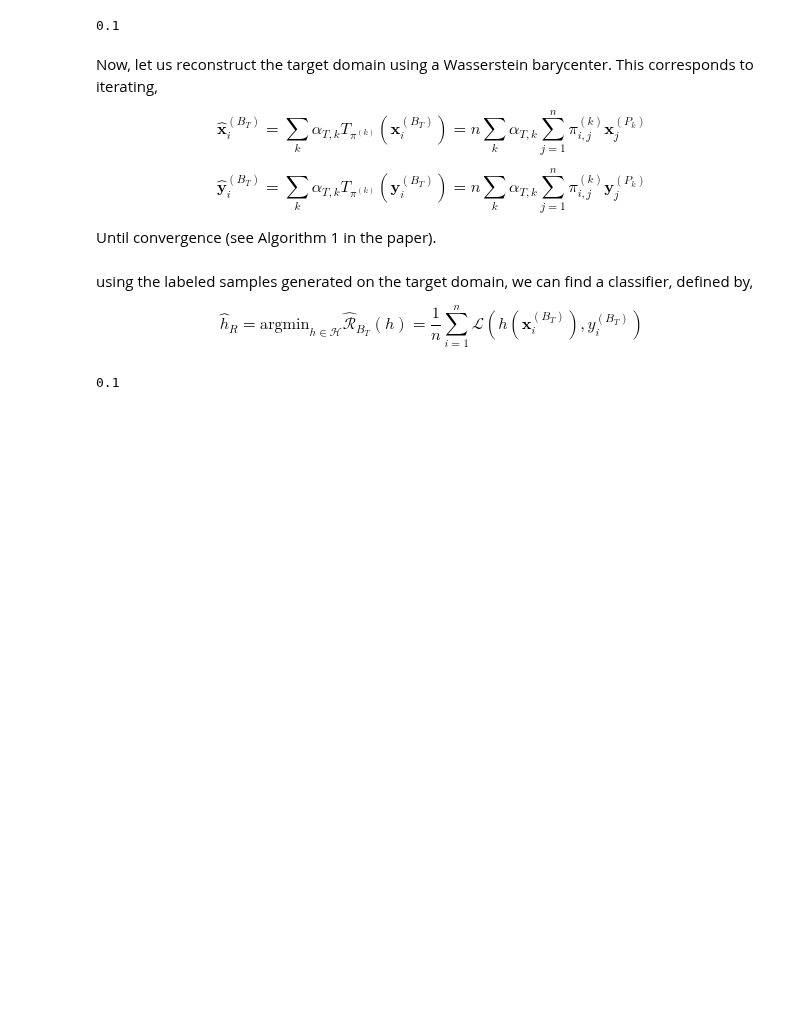
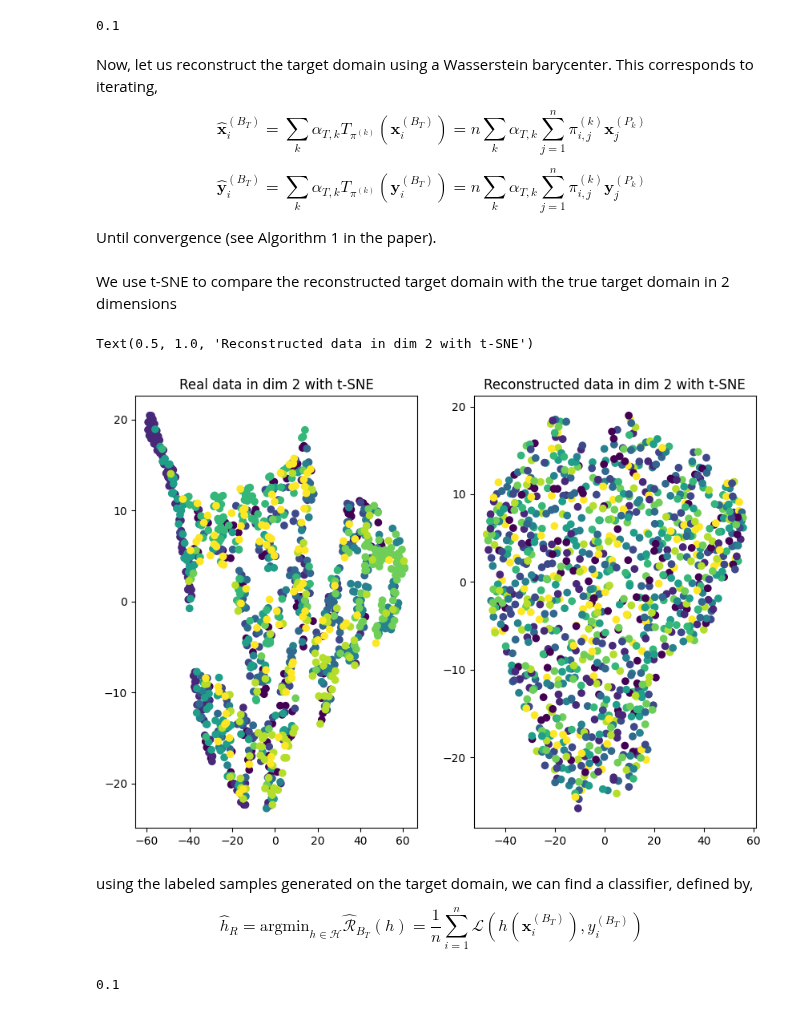
Before and after one commit to Stevan-LS/Online-DaDiL, a Jupyter notebook: MGR_WBTransport/WBTransport-main/DaDiL_approx.ipynb, the cells around one changed output. Saved outputs shown, nothing was run; the diff lists cells and outputs as text; code cells hidden in the pictures; blank space fills up the shorter version.

```diff
--- a/MGR_WBTransport/WBTransport-main/DaDiL_approx.ipynb
+++ b/MGR_WBTransport/WBTransport-main/DaDiL_approx.ipynb
@@ -143,7 +130,7 @@ true_features = [MGR_features[1000*i:1000+1000*i, :] for i in range(n_domains)]
 true_labels = [MGR_labels[1000*i:1000+1000*i] for i in range(n_domains)]
 sources_features = [torch.from_numpy(MGR_features[1000*i:1000+1000*i, :]).float() for i in range(n_domains)]
 sources_labels = [torch.nn.functional.one_hot(torch.from_numpy(MGR_labels[1000*i:1000+1000*i]).long(), num_classes=-1).float() for i in range(n_domains)]
-datasets = [(Xsk, Ysk) for Xsk, Ysk in zip(sources_features[:-1], sources_labels[:-1])] + [(sources_features[-1], None)]
+datasets = [(Xsk, None) for Xsk, Ysk in zip(sources_features[:-1], sources_labels[:-1])] + [(sources_features[-1], None)]
 # %% [markdown]
 ## Wasserstein Barycenters
 
@@ -265,7 +252,7 @@ lr = 1e-1
 n_iter_max = 20
 n_samples = 1000
 batch_size = 100
-n_components = 3
+n_components = 10
 batches_per_it = n_samples // batch_size
 spc = n_samples // n_classes
 spc_batches = batch_size // n_classes
@@ -397,7 +384,7 @@ for it in range(n_iter_max):
             # Calculates a Wasserstein Barycenter
             minibatch_XBl, minibatch_YBl = wasserstein_barycenter(
                 XP=minibatch_XP,
-                YP=minibatch_YP,
+                YP=None,
                 XB=None,
                 YB=None,
                 weights=al,
@@ -406,8 +393,8 @@ for it in range(n_iter_max):
                 tol=1e-9,
                 verbose=False,
                 inner_verbose=False,
-                propagate_labels=True,
-                penalize_labels=True)
+                propagate_labels=False,
+                penalize_labels=False)
 
             loss_l = criterion(minibatch_XQl,
                                minibatch_YQl,
@@ -517,6 +499,22 @@ Xr, Yr = wasserstein_barycenter(
                 inner_verbose=False,
                 propagate_labels=True,
                 penalize_labels=True)
+# %% [markdown]
+We use t-SNE to compare the reconstructed target domain with the true target domain in 2 dimensions
+# %%
+tsne = TSNE(n_components=2, random_state=0)
+Xr_tsne = tsne.fit_transform(Xr)
+Xtrue_tsne = tsne.fit_transform(true_features[-1])
+# %%
+fig, ax = plt.subplots(1, 2, figsize = (10, 7))
+
+ax[0].scatter(x=Xtrue_tsne[:, 0], y=Xtrue_tsne[:, 1], c=true_labels[-1])
+ax[0].set_title('Real data in dim 2 with t-SNE')
+ax[1].scatter(x=Xr_tsne[:, 0], y=Xr_tsne[:, 1], c=Yr.argmax(dim=1))
+ax[1].set_title('Reconstructed data in dim 2 with t-SNE')
+# %% [output]
+Text(0.5, 1.0, 'Reconstructed data in dim 2 with t-SNE')
+[figure, added]
 # %% [markdown]
 using the labeled samples generated on the target domain, we can find a classifier, defined by,
 
```
Also changed, not shown: parts of 7 cells of this notebook.
